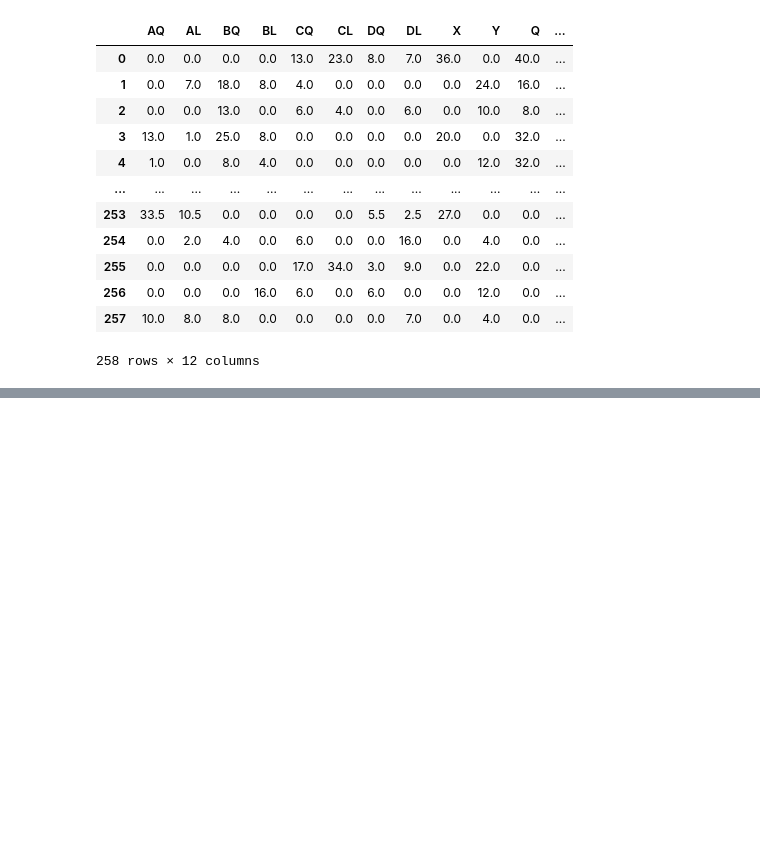
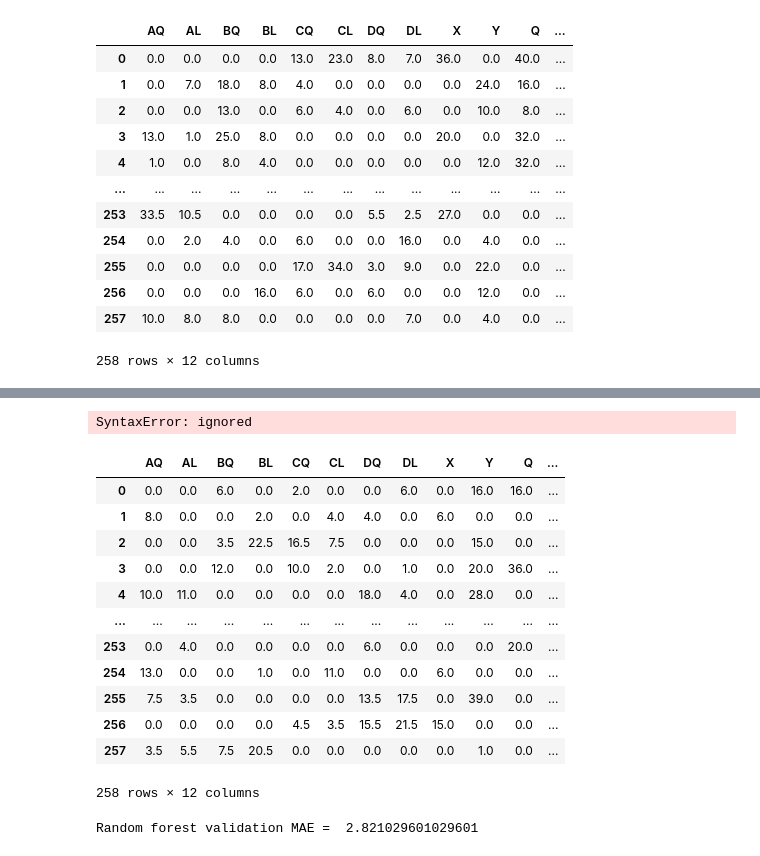
Before and after one commit to maks-tabu/dus_mm, a Jupyter notebook: dus_ml.ipynb, the cells around one changed output, grey strips where cells are left out. Saved outputs shown, nothing was run; the diff lists cells and outputs as text; code cells hidden in the pictures; blank space fills up the shorter version.

```diff
--- a/dus_ml.ipynb
+++ b/dus_ml.ipynb
@@ -181,0 +224,4 @@ KeyboardInterrupt:
+# %%
+np.sum(pd.DataFrame(np.abs((np.round(predictions,0)), columns = y_test.columns) - y_test, axis = 1)
+# %% [output]
+SyntaxError: ignored
@@ -181,0 +231,16 @@ KeyboardInterrupt:
+# %%
+y_test
+# %% [output]
+|  | AQ | AL | BQ | BL | CQ | CL | DQ | DL | X | Y | Q | ... |
+| 0 | 0.0 | 0.0 | 6.0 | 0.0 | 2.0 | 0.0 | 0.0 | 6.0 | 0.0 | 16.0 | 16.0 | ... |
+| 1 | 8.0 | 0.0 | 0.0 | 2.0 | 0.0 | 4.0 | 4.0 | 0.0 | 6.0 | 0.0 | 0.0 | ... |
+| 2 | 0.0 | 0.0 | 3.5 | 22.5 | 16.5 | 7.5 | 0.0 | 0.0 | 0.0 | 15.0 | 0.0 | ... |
+| 3 | 0.0 | 0.0 | 12.0 | 0.0 | 10.0 | 2.0 | 0.0 | 1.0 | 0.0 | 20.0 | 36.0 | ... |
+| 4 | 10.0 | 11.0 | 0.0 | 0.0 | 0.0 | 0.0 | 18.0 | 4.0 | 0.0 | 28.0 | 0.0 | ... |
+| ... | ... | ... | ... | ... | ... | ... | ... | ... | ... | ... | ... | ... |
+| 253 | 0.0 | 4.0 | 0.0 | 0.0 | 0.0 | 0.0 | 6.0 | 0.0 | 0.0 | 0.0 | 20.0 | ... |
+| 254 | 13.0 | 0.0 | 0.0 | 1.0 | 0.0 | 11.0 | 0.0 | 0.0 | 6.0 | 0.0 | 0.0 | ... |
+| 255 | 7.5 | 3.5 | 0.0 | 0.0 | 0.0 | 0.0 | 13.5 | 17.5 | 0.0 | 39.0 | 0.0 | ... |
+| 256 | 0.0 | 0.0 | 0.0 | 0.0 | 4.5 | 3.5 | 15.5 | 21.5 | 15.0 | 0.0 | 0.0 | ... |
+| 257 | 3.5 | 5.5 | 7.5 | 20.5 | 0.0 | 0.0 | 0.0 | 0.0 | 0.0 | 1.0 | 0.0 | ... |
+258 rows × 12 columns
@@ -181,0 +249,10 @@ KeyboardInterrupt:
+# %%
+model = RandomForestRegressor()
+model.fit(train_X,train_y)
+
+# Get the mean absolute error on the validation data
+predicted = model.predict(val_X)
+MAE = mean_absolute_error(val_y , predicted)
+print('Random forest validation MAE = ', MAE)
+# %% [output]
+Random forest validation MAE =  2.821029601029601
```
Also changed, not shown: parts of 17 cells of this notebook, 1 other file.
